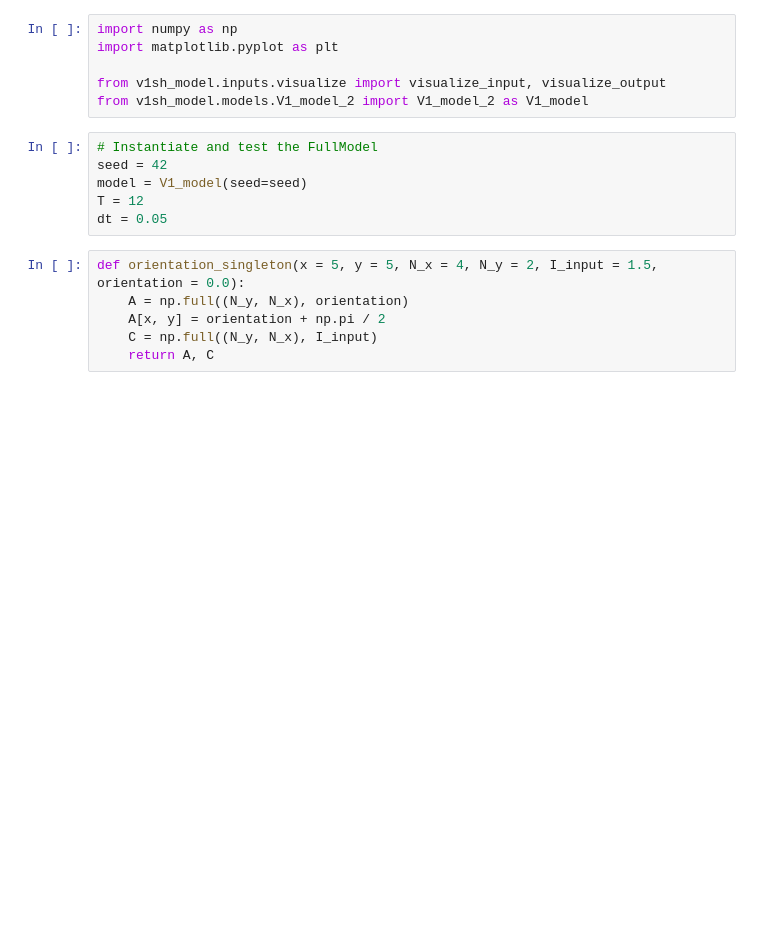
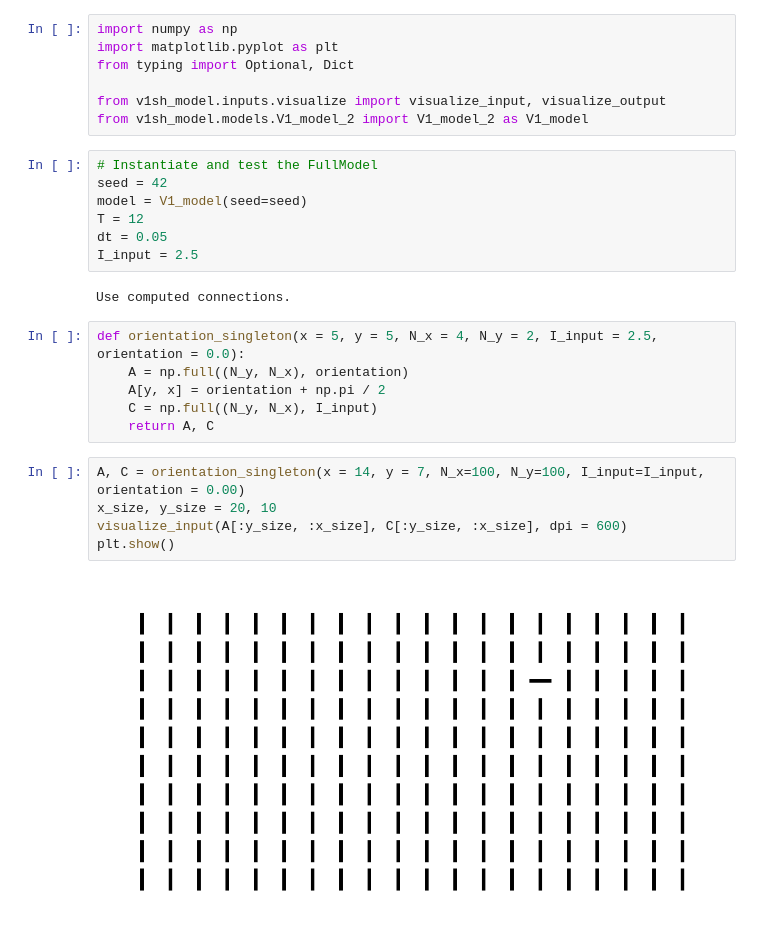
Before and after one commit to iakioh/V1SH_model, a Jupyter notebook: src/experiments/presentation_example.ipynb, the cells around one changed output. Cells and saved outputs as stored; diff of their text form; blank space fills up the shorter version.

Commit message:
finish presentation plots and make predictions

```diff
--- a/src/experiments/presentation_example.ipynb
+++ b/src/experiments/presentation_example.ipynb
@@ -1,6 +1,7 @@
 # %%
 import numpy as np
 import matplotlib.pyplot as plt
+from typing import Optional, Dict
 
 from v1sh_model.inputs.visualize import visualize_input, visualize_output
 from v1sh_model.models.V1_model_2 import V1_model_2 as V1_model
@@ -10,10 +11,20 @@ seed = 42
 model = V1_model(seed=seed)
 T = 12
 dt = 0.05
+I_input = 2.5
+# %% [output]
+Use computed connections.
 # %%
-def orientation_singleton(x = 5, y = 5, N_x = 4, N_y = 2, I_input = 1.5, orientation = 0.0):
+def orientation_singleton(x = 5, y = 5, N_x = 4, N_y = 2, I_input = 2.5, orientation = 0.0):
     A = np.full((N_y, N_x), orientation)
-    A[x, y] = orientation + np.pi / 2
+    A[y, x] = orientation + np.pi / 2
     C = np.full((N_y, N_x), I_input)
     return A, C
+# %%
+A, C = orientation_singleton(x = 14, y = 7, N_x=100, N_y=100, I_input=I_input, orientation = 0.00)
+x_size, y_size = 20, 10
+visualize_input(A[:y_size, :x_size], C[:y_size, :x_size], dpi = 600)
+plt.show()
+# %% [output]
+[figure, added]
 # %%
```
Also changed, not shown: parts of 9 cells of this notebook, 3 other files.
